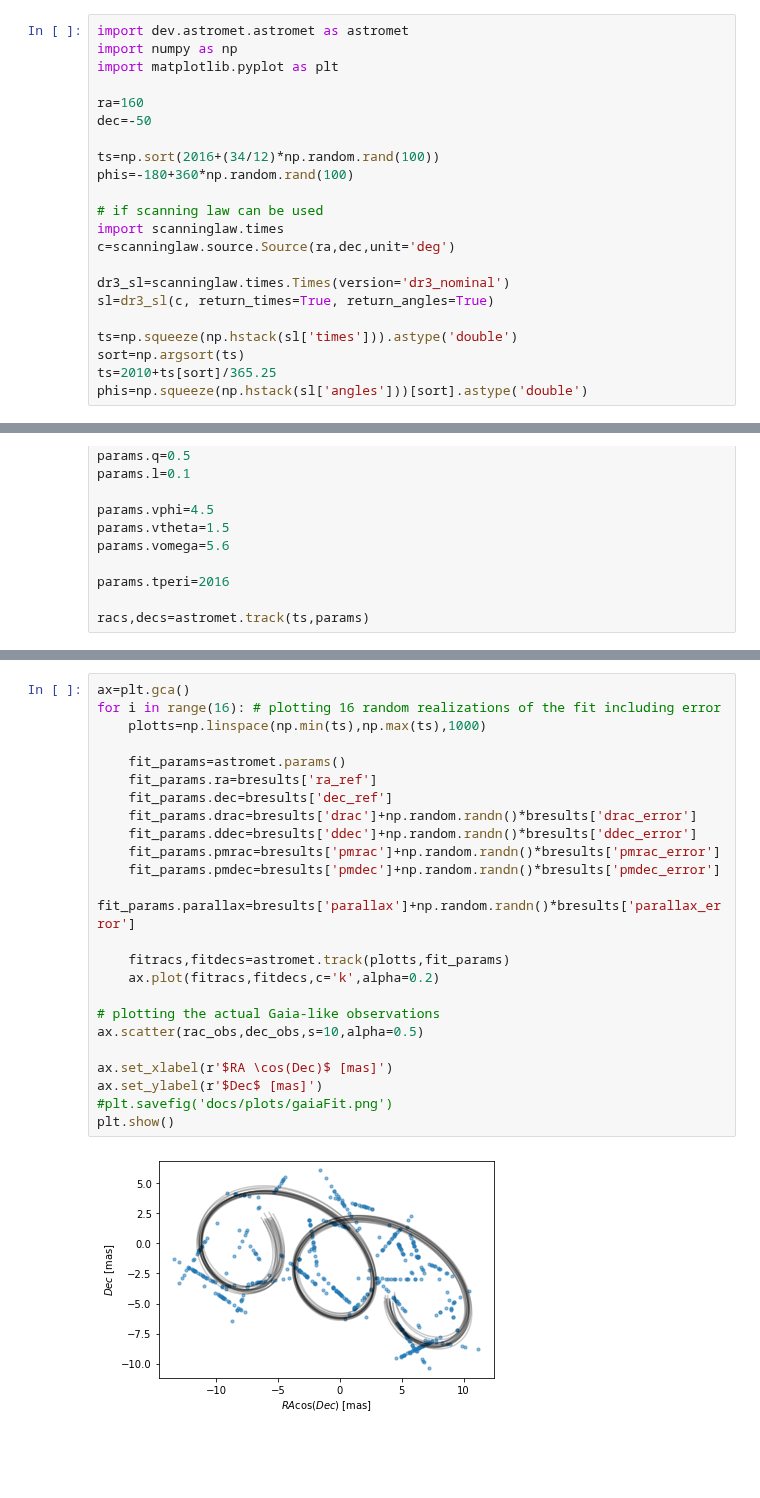
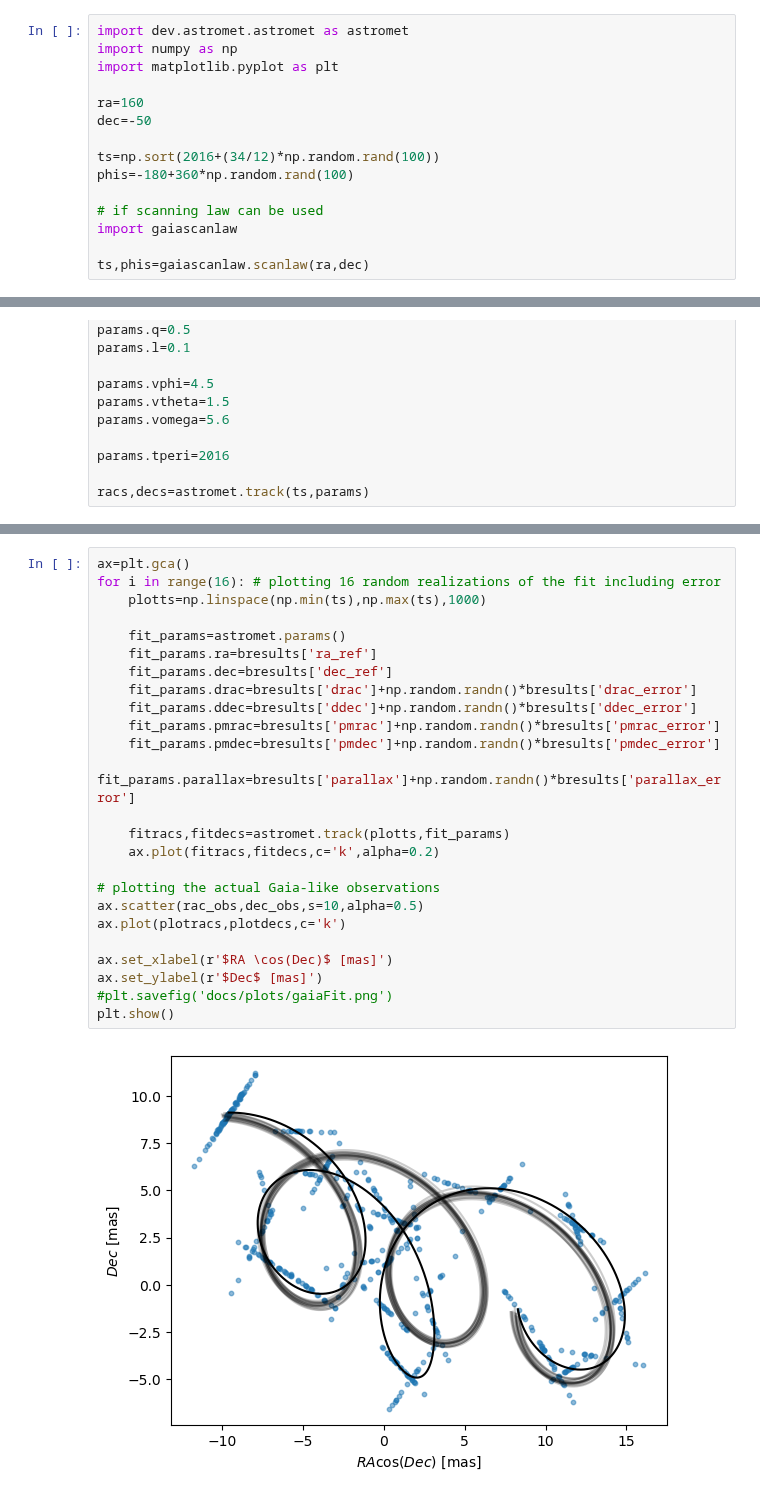
Before and after one commit to zpenoyre/astromet.py, a Jupyter notebook: example.ipynb, the cells around one changed output, grey strips where cells are left out. Saved outputs shown, nothing was run; the diff lists cells and outputs as text; blank space fills up the shorter version.

```diff
--- a/example.ipynb
+++ b/example.ipynb
@@ -139,13 +139,6 @@ ts=np.sort(2016+(34/12)*np.random.rand(100))
 phis=-180+360*np.random.rand(100)
 
 # if scanning law can be used
-import scanninglaw.times
-c=scanninglaw.source.Source(ra,dec,unit='deg')
+import gaiascanlaw
 
-dr3_sl=scanninglaw.times.Times(version='dr3_nominal')
-sl=dr3_sl(c, return_times=True, return_angles=True)
-
-ts=np.squeeze(np.hstack(sl['times'])).astype('double')
-sort=np.argsort(ts)
-ts=2010+ts[sort]/365.25
-phis=np.squeeze(np.hstack(sl['angles']))[sort].astype('double')
+ts,phis=gaiascanlaw.scanlaw(ra,dec)
@@ -229,26 +218,27 @@ print(gresults)
 # %%
 ax=plt.gca()
 for i in range(16): # plotting 16 random realizations of the fit including error
     plotts=np.linspace(np.min(ts),np.max(ts),1000)
 
     fit_params=astromet.params()
     fit_params.ra=bresults['ra_ref']
     fit_params.dec=bresults['dec_ref']
     fit_params.drac=bresults['drac']+np.random.randn()*bresults['drac_error']
     fit_params.ddec=bresults['ddec']+np.random.randn()*bresults['ddec_error']
     fit_params.pmrac=bresults['pmrac']+np.random.randn()*bresults['pmrac_error']
     fit_params.pmdec=bresults['pmdec']+np.random.randn()*bresults['pmdec_error']
     fit_params.parallax=bresults['parallax']+np.random.randn()*bresults['parallax_error']
 
     fitracs,fitdecs=astromet.track(plotts,fit_params)
     ax.plot(fitracs,fitdecs,c='k',alpha=0.2)
 
 # plotting the actual Gaia-like observations
 ax.scatter(rac_obs,dec_obs,s=10,alpha=0.5)
+ax.plot(plotracs,plotdecs,c='k')
 
 ax.set_xlabel(r'$RA \cos(Dec)$ [mas]')
 ax.set_ylabel(r'$Dec$ [mas]')
 #plt.savefig('docs/plots/gaiaFit.png')
 plt.show()
 # %% [output]
-[figure, old version]
+[figure, new version]
```
Also changed, not shown: parts of 11 cells of this notebook, 3 other files.
